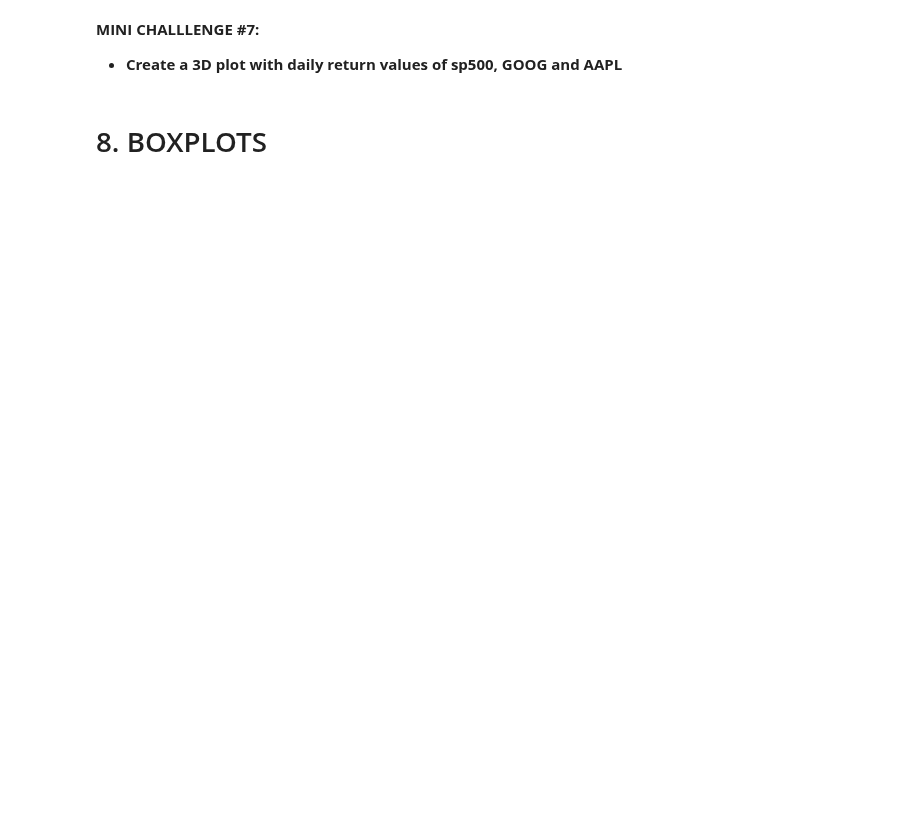
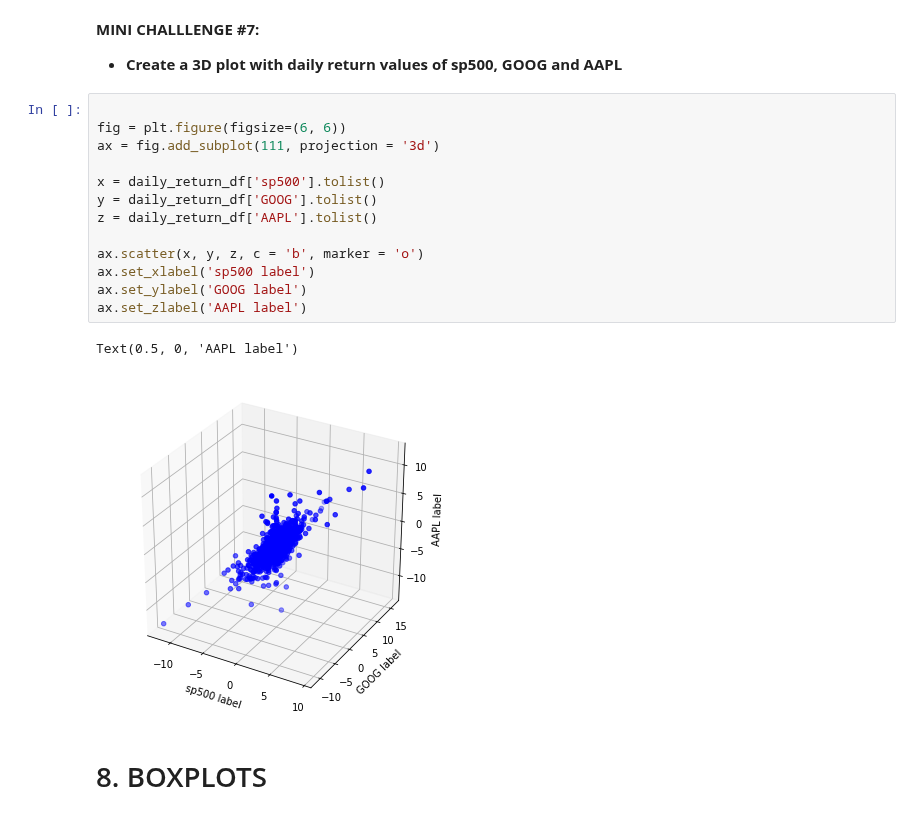
Before and after one commit to LinaSachuk/The-Complete-Python-and-Machine-Learning-for-Financial-Analysis, a Jupyter notebook: 9_Python_101_Data_Visualization_with_matplotlib.ipynb, the cells around one changed output. Cells and saved outputs as stored; diff of their text form; blank space fills up the shorter version.

```diff
--- a/9_Python_101_Data_Visualization_with_matplotlib.ipynb
+++ b/9_Python_101_Data_Visualization_with_matplotlib.ipynb
@@ -282,6 +300,22 @@ plt.legend(['Google price'])
 # %% [markdown]
 **MINI CHALLLENGE #7:**
 - **Create a 3D plot with daily return values of sp500, GOOG and AAPL**
+# %%
+
+fig = plt.figure(figsize=(6, 6))
+ax = fig.add_subplot(111, projection = '3d')
+
+x = daily_return_df['sp500'].tolist()
+y = daily_return_df['GOOG'].tolist()
+z = daily_return_df['AAPL'].tolist()
+
+ax.scatter(x, y, z, c = 'b', marker = 'o')
+ax.set_xlabel('sp500 label')
+ax.set_ylabel('GOOG label')
+ax.set_zlabel('AAPL label')
+# %% [output]
+Text(0.5, 0, 'AAPL label')
+[figure, added]
 # %% [markdown]
 # 8. BOXPLOTS
 # %%
```
Also changed, not shown: parts of 4 cells of this notebook.
